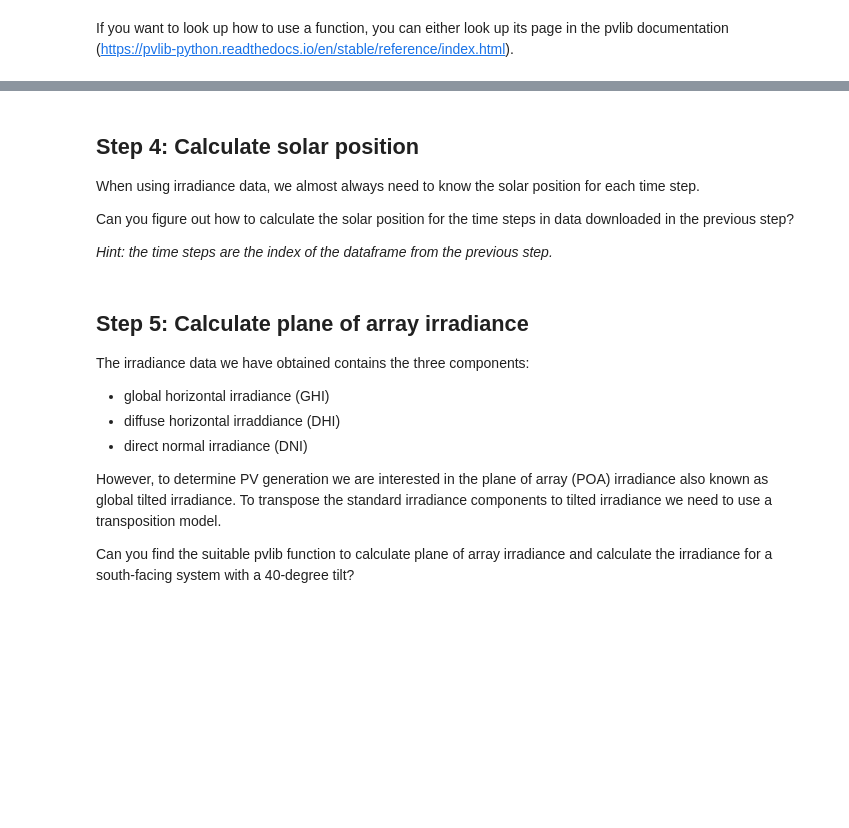
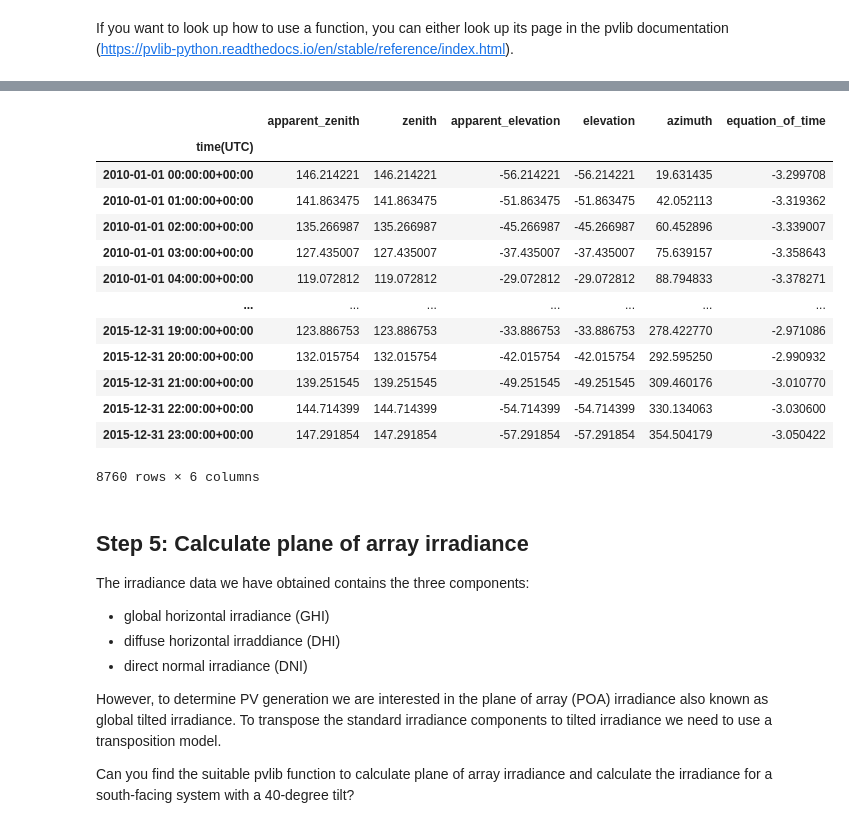
Before and after one commit to PV-Tutorials/2024_pvlib_PVPMC-Copenhagen, a Jupyter notebook: pvlib-introduction.ipynb, the cells around one changed output, grey strips where cells are left out. Drawn from its saved outputs; the diff is of its cells as text; code cells hidden in the pictures; blank space fills up the shorter version.

```diff
--- a/pvlib-introduction.ipynb
+++ b/pvlib-introduction.ipynb
@@ -43,10 +76,20 @@ Can you figure out how to download data for Copenhagen for the year 2018?
 # %%
-# Write your code here to retrieve irradiance data
+# Write your code here to calculate solar position
+solar_position = cph.get_solarposition(data.index)
+
+solar_position
+# %% [output]
+|  | apparent_zenith | zenith | apparent_elevation | elevation | azimuth | equation_of_time |
+| time(UTC) |  |  |  |  |  |  |
+| 2010-01-01 00:00:00+00:00 | 146.214221 | 146.214221 | -56.214221 | -56.214221 | 19.631435 | -3.299708 |
+| 2010-01-01 01:00:00+00:00 | 141.863475 | 141.863475 | -51.863475 | -51.863475 | 42.052113 | -3.319362 |
+| 2010-01-01 02:00:00+00:00 | 135.266987 | 135.266987 | -45.266987 | -45.266987 | 60.452896 | -3.339007 |
+| 2010-01-01 03:00:00+00:00 | 127.435007 | 127.435007 | -37.435007 | -37.435007 | 75.639157 | -3.358643 |
+| 2010-01-01 04:00:00+00:00 | 119.072812 | 119.072812 | -29.072812 | -29.072812 | 88.794833 | -3.378271 |
+| ... | ... | ... | ... | ... | ... | ... |
+| 2015-12-31 19:00:00+00:00 | 123.886753 | 123.886753 | -33.886753 | -33.886753 | 278.422770 | -2.971086 |
+| 2015-12-31 20:00:00+00:00 | 132.015754 | 132.015754 | -42.015754 | -42.015754 | 292.595250 | -2.990932 |
+| 2015-12-31 21:00:00+00:00 | 139.251545 | 139.251545 | -49.251545 | -49.251545 | 309.460176 | -3.010770 |
+| 2015-12-31 22:00:00+00:00 | 144.714399 | 144.714399 | -54.714399 | -54.714399 | 330.134063 | -3.030600 |
+| 2015-12-31 23:00:00+00:00 | 147.291854 | 147.291854 | -57.291854 | -57.291854 | 354.504179 | -3.050422 |
+8760 rows × 6 columns
-# %% [markdown]
-## Step 4: Calculate solar position
-
-When using irradiance data, we almost always need to know the solar position for each time step.
-
-Can you figure out how to calculate the solar position for the time steps in data downloaded in the previous step?
-
-*Hint: the time steps are the index of the dataframe from the previous step.*
```
Also changed, not shown: parts of 13 cells of this notebook.
